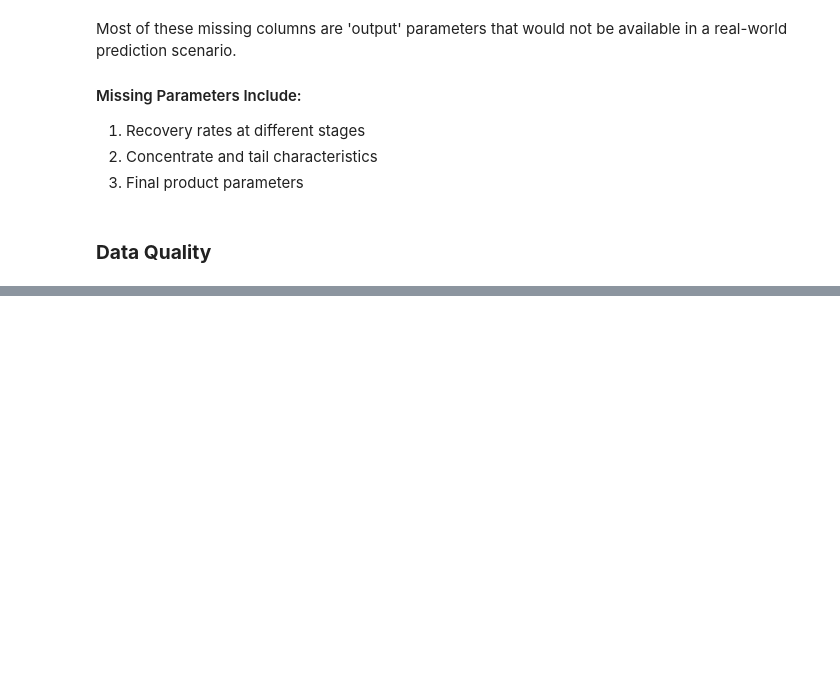
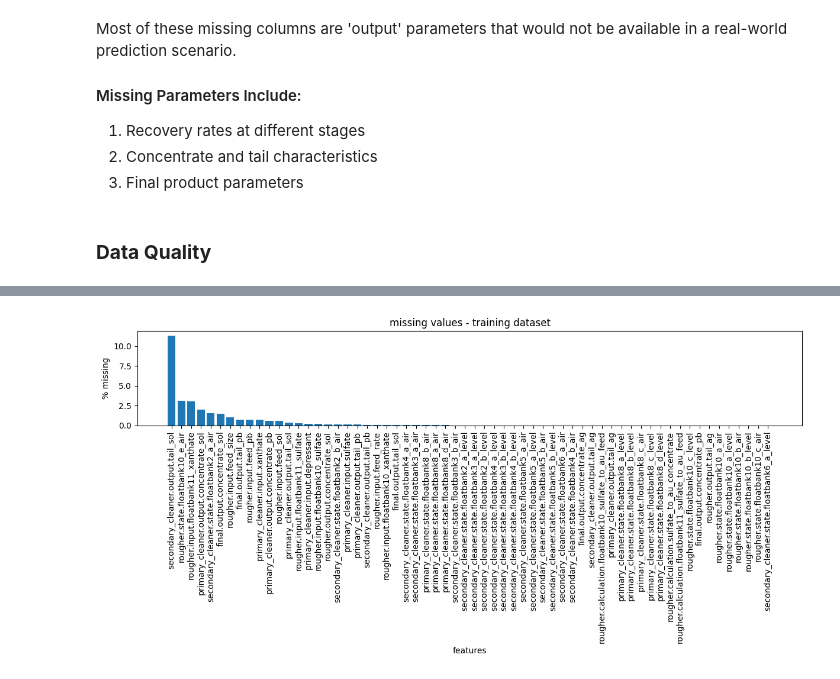
Before and after one commit to 6076paras/goldRecovery, a Jupyter notebook: goldrecovery/notebooks/goldRecoveryOptimization.ipynb, the cells around one changed output, grey strips where cells are left out. Saved outputs shown, nothing was run; the diff lists cells and outputs as text; code cells hidden in the pictures; blank space fills up the shorter version.

Commit message:
visualize missing values

```diff
--- a/goldrecovery/notebooks/goldRecoveryOptimization.ipynb
+++ b/goldrecovery/notebooks/goldRecoveryOptimization.ipynb
@@ -163,6 +163,8 @@ Length: 87, dtype: int64
 Looking at the output, we can observe that the test dataset has 53 columns, while the training dataset contains 87 columns. This discrepancy arises because some parameters were measured or calculated later on. Let’s take a closer look at which columns are missing.
 # %%
 # Analyze the differences between train and test datasets
+missing_cols = sorted(list(set(train_df.columns) - set(test_df.columns)))
+
 # Categorize missing columns by their types
 missing_by_stage = {
     "rougher": [],
@@ -209,17 +211,80 @@ Most of these missing columns are 'output' parameters that would not be availabl
 # %% [markdown]
 ### **Data Quality**
 # %%
-# Missing Values Analysis
-print("\n2. Missing Values Analysis:")
-missing_vals = df.isnull().sum()
-missing_vals_percent = (missing_vals / len(df)) * 100
-missing_info = pd.DataFrame(
-    {"Missing Values": missing_vals, "Percentage": missing_vals_percent}
-)
-print("\nFeatures with missing values (>0%):")
-display(
-    missing_info[missing_info["Missing Values"] > 0].sort_values(
-        "Percentage", ascending=False
+def analyze_missing_values(df, name):
+    """analyze missing values and their patterns in the dataset"""
+    print(f"\n{'='*50}")
+    print(f"missing values analysis for {name} dataset")
+    print(f"{'='*50}")
+
+    # get basic missing value stats
+    missing_vals = df.isnull().sum()
+    missing_pct = (missing_vals / len(df)) * 100
+
+    # create summary dataframe
+    missing_info = pd.DataFrame(
+        {"missing_count": missing_vals, "percent_missing": missing_pct.round(2)}
     )
-)
+
+    # look at features with missing values
+    missing_features = missing_info[missing_info["missing_count"] > 0].sort_values(
+        "percent_missing", ascending=False
+    )
+
+    if len(missing_features) > 0:
+        print(f"\nfound {len(missing_features)} features with missing values:")
+        display(missing_features)
+
+        # quick summary stats
+        print("\nsummary:")
+        print(f"total missing values: {missing_vals.sum():,}")
+        print(f"average missing: {missing_pct.mean():.2f}%")
+        print(
+            f"features with >50% missing: {len(missing_features[missing_features['percent_missing'] > 50])}"
+        )
+
+        # visualize missing value distribution
+        plt.figure(figsize=(12, 6))
+        plt.bar(range(len(missing_features)), missing_features["percent_missing"])
+        plt.title(f"missing values - {name} dataset")
+        plt.xlabel("features")
+        plt.ylabel("% missing")
+        plt.xticks(range(len(missing_features)), missing_features.index, rotation=90)
+        plt.tight_layout()
+        plt.show()
+    else:
+        print("\nno missing values found in the dataset")
+
+
+# check both datasets
+analyze_missing_values(train_df, "training")
+analyze_missing_values(test_df, "testing")
+
+
+def check_missing_patterns(df):
+    """look for patterns in how values are missing"""
+    # find features with any missing values
+    missing_cols = df.columns[df.isnull().any()].tolist()
+
+    if missing_cols:
+        # check if missing values are related
+        missing_corr = df[missing_cols].isnull().corr()
+
+        print("\nrelated missing values (correlation > 0.5):")
+        for i in range(len(missing_cols)):
+            for j in range(i + 1, len(missing_cols)):
+                corr = missing_corr.iloc[i, j]
+                if abs(corr) > 0.5:
+                    print(f"{missing_cols[i]} & {missing_cols[j]}: {corr:.2f}")
+
+        # look for common patterns
+        print("\nmissing value patterns:")
+        patterns = df[missing_cols].isnull().sum(axis=1).value_counts()
+        print(patterns)
+    else:
+        print("no missing values found")
+
+
+# check patterns in training data
+check_missing_patterns(train_df)
 # %% [output]
@@ -227,0 +313 @@ NameError: name 'df' is not defined
+[figure, added]
```
Also changed, not shown: parts of 1 cell of this notebook.
